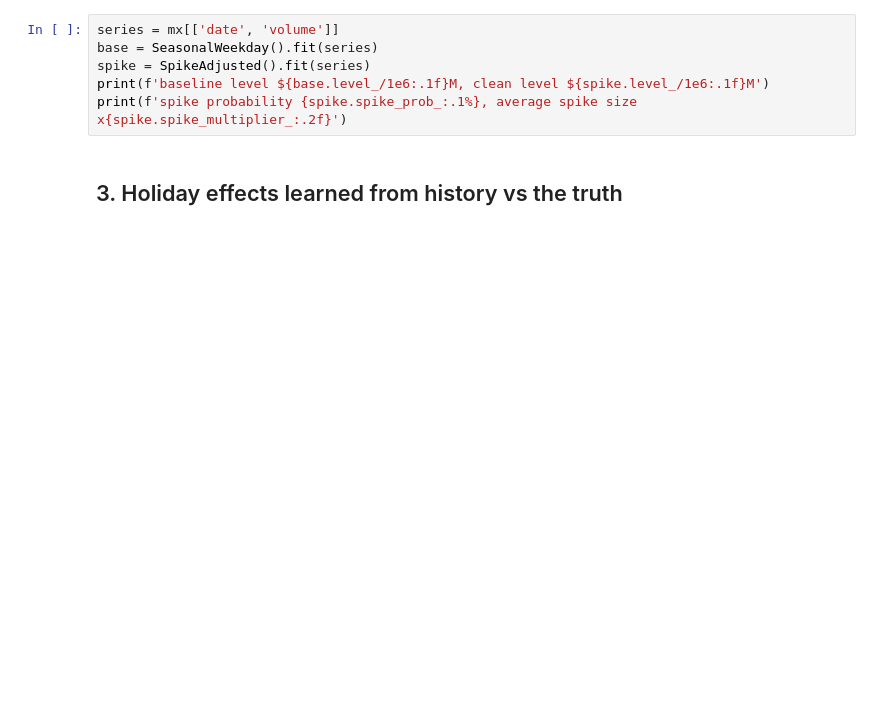
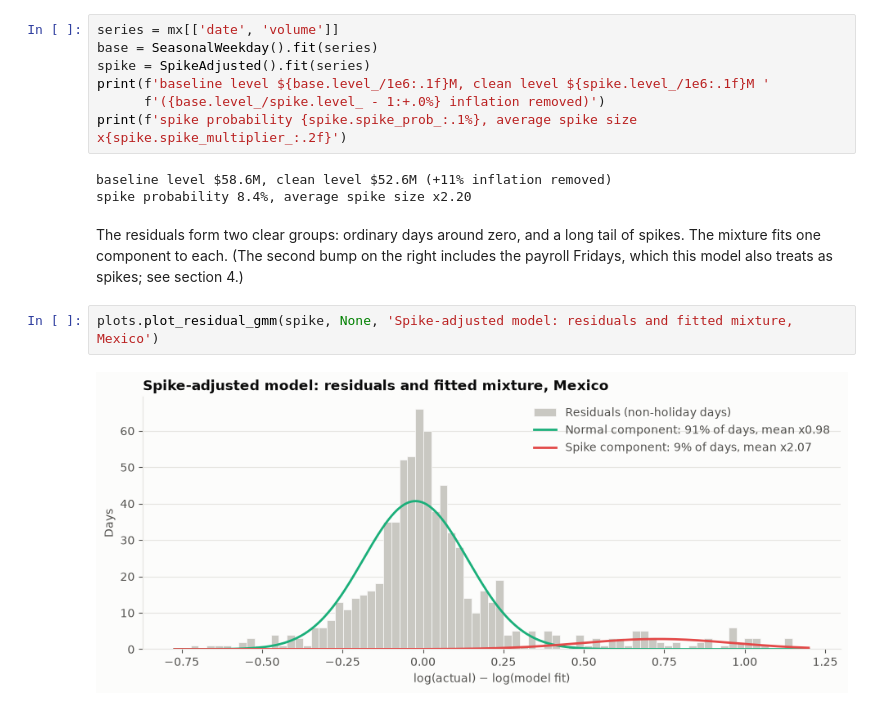
Before and after one commit to marlondocouto2/cash-flow-forecaster, a Jupyter notebook: notebooks/walkthrough.ipynb, the cells around one changed output. Saved outputs shown, nothing was run; the diff lists cells and outputs as text; blank space fills up the shorter version.

```diff
--- a/notebooks/walkthrough.ipynb
+++ b/notebooks/walkthrough.ipynb
@@ -26,7 +69,15 @@ The level of the plain seasonal model vs the spike-cleaned one.
 series = mx[['date', 'volume']]
 base = SeasonalWeekday().fit(series)
 spike = SpikeAdjusted().fit(series)
-print(f'baseline level ${base.level_/1e6:.1f}M, clean level ${spike.level_/1e6:.1f}M')
+print(f'baseline level ${base.level_/1e6:.1f}M, clean level ${spike.level_/1e6:.1f}M '
+      f'({base.level_/spike.level_ - 1:+.0%} inflation removed)')
 print(f'spike probability {spike.spike_prob_:.1%}, average spike size x{spike.spike_multiplier_:.2f}')
+# %% [output]
+baseline level $58.6M, clean level $52.6M (+11% inflation removed)
+spike probability 8.4%, average spike size x2.20
-# %% [markdown]
-## 3. Holiday effects learned from history vs the truth
+# %% [markdown]
+The residuals form two clear groups: ordinary days around zero, and a long tail of spikes. The mixture fits one component to each. (The second bump on the right includes the payroll Fridays, which this model also treats as spikes; see section 4.)
+# %%
+plots.plot_residual_gmm(spike, None, 'Spike-adjusted model: residuals and fitted mixture, Mexico')
+# %% [output]
+[figure, added]
```
Also changed, not shown: parts of 26 cells of this notebook, 1 other file.
